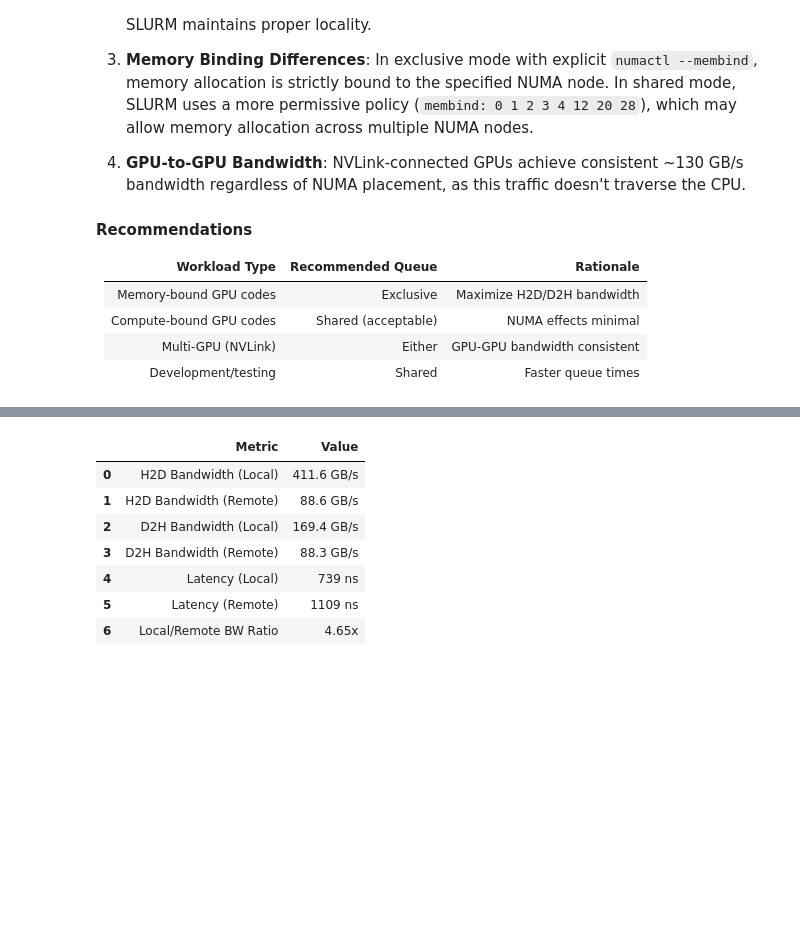
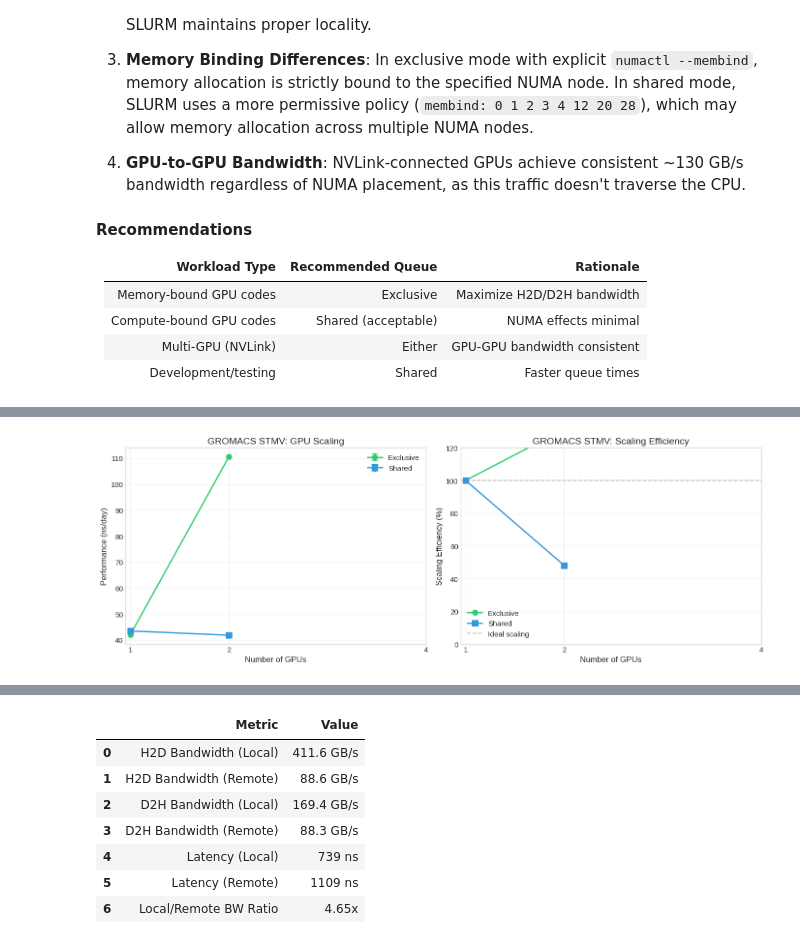
Before and after one commit to Tomcat-42/sdumont_partitioning, a Jupyter notebook: reports/paper/report.ipynb, the cells around one changed output, grey strips where cells are left out. Drawn from its saved outputs; the diff is of its cells as text; code cells hidden in the pictures; blank space fills up the shorter version.

Commit message:
Update grommacs bench
Signed-off-by: Pablo Alessandro Santos Hugen <phugen@redhat.com>

```diff
--- a/reports/paper/report.ipynb
+++ b/reports/paper/report.ipynb
@@ -362,0 +350,58 @@ The GROMACS benchmark provides a real-world validation of whether the bandwidth
+# %%
+# GROMACS GPU Scaling Comparison Plot
+all_results = pd.concat([gromacs_exclusive_df, gromacs_shared_df], ignore_index=True) if len(gromacs_exclusive_df) > 0 or len(gromacs_shared_df) > 0 else pd.DataFrame()
+
+if len(all_results) > 0:
+    fig, axes = plt.subplots(1, 2, figsize=(14, 5))
+
+    # Plot 1: Performance by GPU count
+    ax1 = axes[0]
+
+    # Group by queue and num_gpus
+    for queue, color, marker in [('exclusive', '#2ecc71', 'o'), ('shared', '#3498db', 's')]:
+        df = all_results[all_results['queue'] == queue]
+        if len(df) > 0:
+            grouped = df.groupby('num_gpus')['performance_ns_day'].agg(['mean', 'std'])
+            ax1.errorbar(grouped.index, grouped['mean'], yerr=grouped['std'],
+                        label=f'{queue.capitalize()}', marker=marker, capsize=5,
+                        linewidth=2, markersize=8, color=color)
+
+    ax1.set_xlabel('Number of GPUs')
+    ax1.set_ylabel('Performance (ns/day)')
+    ax1.set_title('GROMACS STMV: GPU Scaling')
+    ax1.legend()
+    ax1.set_xticks([1, 2, 4])
+    ax1.grid(True, alpha=0.3)
+
+    # Plot 2: Scaling efficiency (relative to 1 GPU)
+    ax2 = axes[1]
+
+    for queue, color, marker in [('exclusive', '#2ecc71', 'o'), ('shared', '#3498db', 's')]:
+        df = all_results[all_results['queue'] == queue]
+        if len(df) > 0:
+            grouped = df.groupby('num_gpus')['performance_ns_day'].mean()
+            if 1 in grouped.index:
+                baseline = grouped[1]
+                efficiency = (grouped / baseline) / grouped.index * 100
+                ax2.plot(grouped.index, efficiency, marker=marker, label=f'{queue.capitalize()}',
+                        linewidth=2, markersize=8, color=color)
+
+    ax2.axhline(y=100, color='gray', linestyle='--', alpha=0.5, label='Ideal scaling')
+    ax2.set_xlabel('Number of GPUs')
+    ax2.set_ylabel('Scaling Efficiency (%)')
+    ax2.set_title('GROMACS STMV: Scaling Efficiency')
+    ax2.legend()
+    ax2.set_xticks([1, 2, 4])
+    ax2.set_ylim(0, 120)
+    ax2.grid(True, alpha=0.3)
+
+    plt.tight_layout()
+    plt.savefig('img/gromacs_scaling.png', dpi=150, bbox_inches='tight')
+    plt.show()
+else:
+    print("No GROMACS results available yet. Run the benchmark scripts:")
+    print("  sbatch scripts/gromacs/gromacs_exclusive.slurm")
+    print("  sbatch scripts/gromacs/gromacs_shared_1gpu.slurm")
+    print("  sbatch scripts/gromacs/gromacs_shared_2gpu.slurm")
+# %% [output]
+[figure, added]
```
Also changed, not shown: parts of 6 cells of this notebook, 15 other files.
